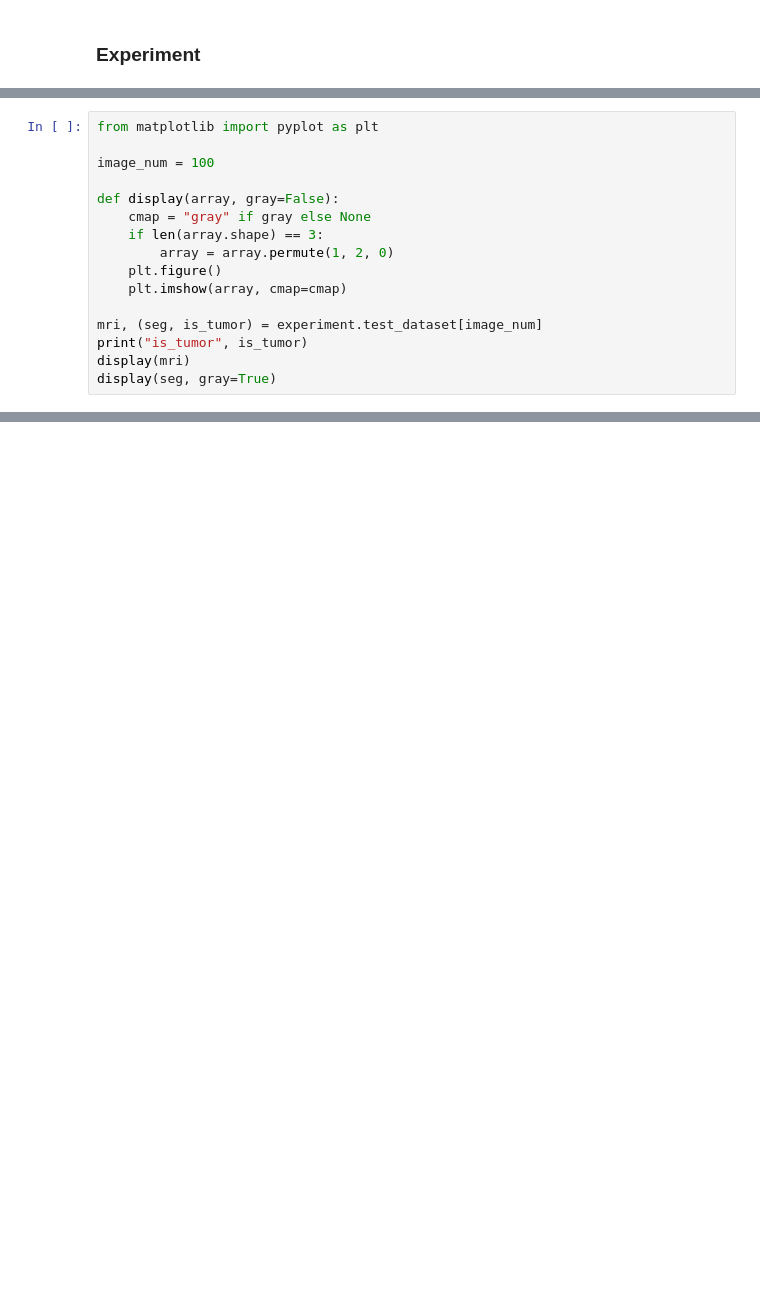
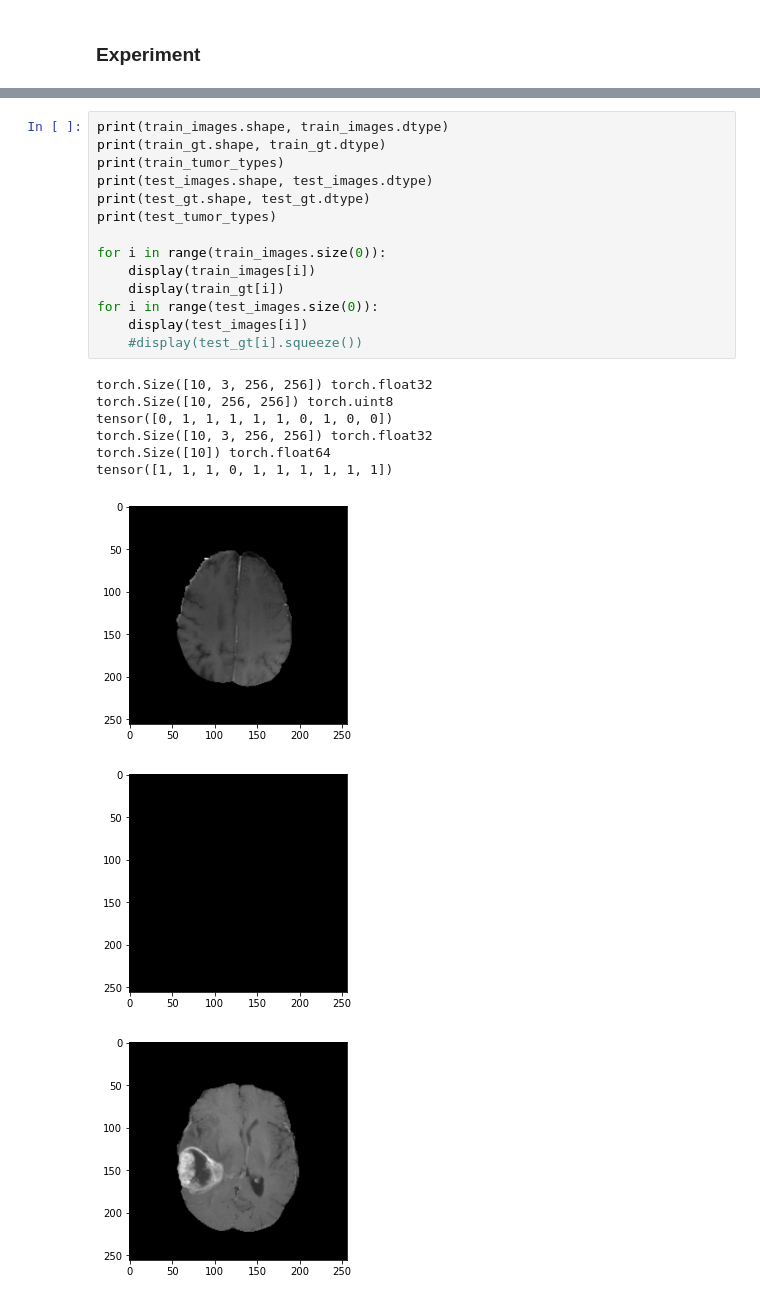
Before and after one commit to antebi-itai/BrainTumorDetection, a Jupyter notebook: BrainTumorDetection.ipynb, the cells around one changed output, grey strips where cells are left out. Cells and saved outputs as stored; diff of their text form; blank space fills up the shorter version.

Commit message:
Itai thinks datasets are now OK. Tfu Tfu Tfu.

```diff
--- a/BrainTumorDetection.ipynb
+++ b/BrainTumorDetection.ipynb
@@ -145,16 +148,0 @@ Synced vibrant-bee-188: https://wandb.ai/antebi-itai/BrainTumorDetection/runs/31
-# %%
-from matplotlib import pyplot as plt
-
-image_num = 100
-
-def display(array, gray=False):
-    cmap = "gray" if gray else None
-    if len(array.shape) == 3:
-        array = array.permute(1, 2, 0)
-    plt.figure()
-    plt.imshow(array, cmap=cmap)
-
-mri, (seg, is_tumor) = experiment.test_dataset[image_num]
-print("is_tumor", is_tumor)
-display(mri)
-display(seg, gray=True)
@@ -164,0 +203,24 @@ is_tumor 0
+# %%
+print(train_images.shape, train_images.dtype)
+print(train_gt.shape, train_gt.dtype)
+print(train_tumor_types)
+print(test_images.shape, test_images.dtype)
+print(test_gt.shape, test_gt.dtype)
+print(test_tumor_types)
+
+for i in range(train_images.size(0)):
+    display(train_images[i])
+    display(train_gt[i])
+for i in range(test_images.size(0)):
+    display(test_images[i])
+    #display(test_gt[i].squeeze())
+# %% [output]
+torch.Size([10, 3, 256, 256]) torch.float32
+torch.Size([10, 256, 256]) torch.uint8
+tensor([0, 1, 1, 1, 1, 1, 0, 1, 0, 0])
+torch.Size([10, 3, 256, 256]) torch.float32
+torch.Size([10]) torch.float64
+tensor([1, 1, 1, 0, 1, 1, 1, 1, 1, 1])
+[figure, added]
+[figure, added]
+[figure, added]
```
Also changed, not shown: parts of 6 cells of this notebook, 6 other files.
